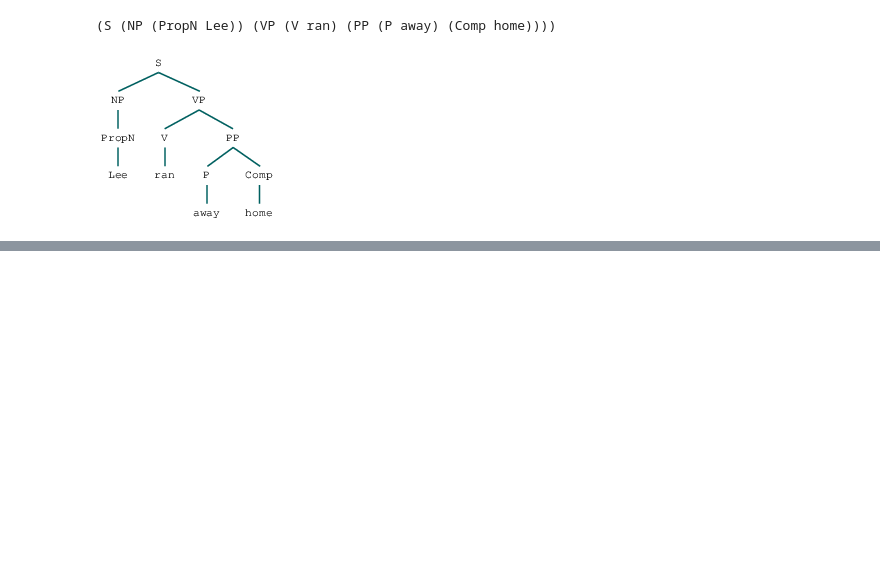
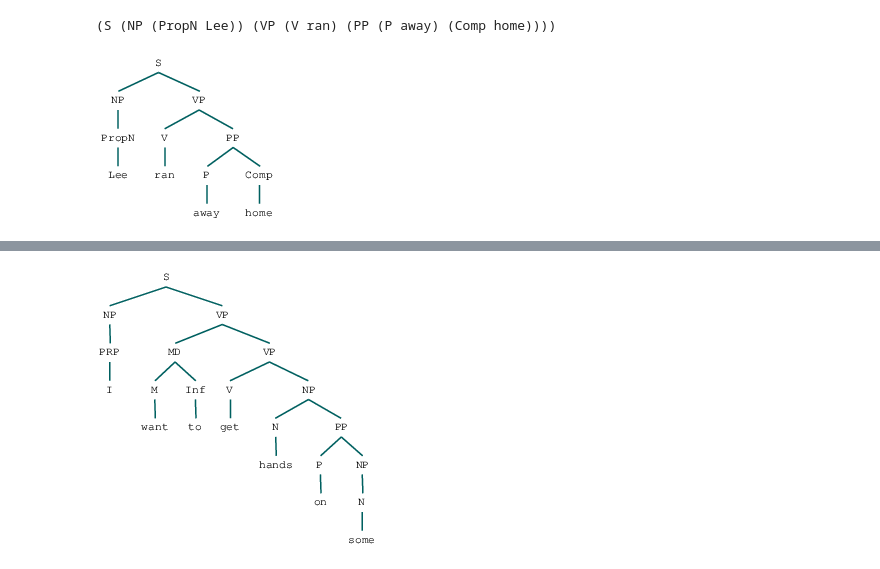
Before and after one commit to STRZGR/Natural-Language-Processing-with-Python-Analyzing-Text-with-the-Natural-Language-Toolkit, a Jupyter notebook: Chapter 08/NLTK Chapter 8 - Exercises.ipynb, the cells around one changed output, grey strips where cells are left out. Saved outputs shown, nothing was run; the diff lists cells and outputs as text; code cells hidden in the pictures; blank space fills up the shorter version.

```diff
--- a/Chapter 08/NLTK Chapter 8 - Exercises.ipynb
+++ b/Chapter 08/NLTK Chapter 8 - Exercises.ipynb
@@ -428,0 +451,20 @@ take write-offs ['N', 'V']
+# %%
+grammar3 = nltk.CFG.fromstring("""
+  S  -> NP VP
+  NP -> PRP | N PP | N | Det N
+  VP -> MD VP | V NP | V NP PP
+  PRP -> 'I'
+  Det -> 'the'
+  N -> 'hands' | 'some' | 'ideas' | 'issue'
+  PP -> P NP
+  MD -> M Inf
+  M -> 'want'
+  Inf -> 'to'
+  V -> 'get'
+  P -> 'on'
+  """)
+# %%
+rd_parser = nltk.RecursiveDescentParser(grammar3)
+sent = 'I want to get hands on some'.split()
+for tree in rd_parser.parse(sent):
+    print(tree)
@@ -428,0 +482,8 @@ take write-offs ['N', 'V']
+# %%
+trees = []
+for tree in rd_parser.parse(sent):
+    trees.append(str(tree))
+
+nltk.Tree.fromstring(trees[0])
+# %% [output]
+[figure, added]
```
Also changed, not shown: parts of 48 cells of this notebook.
